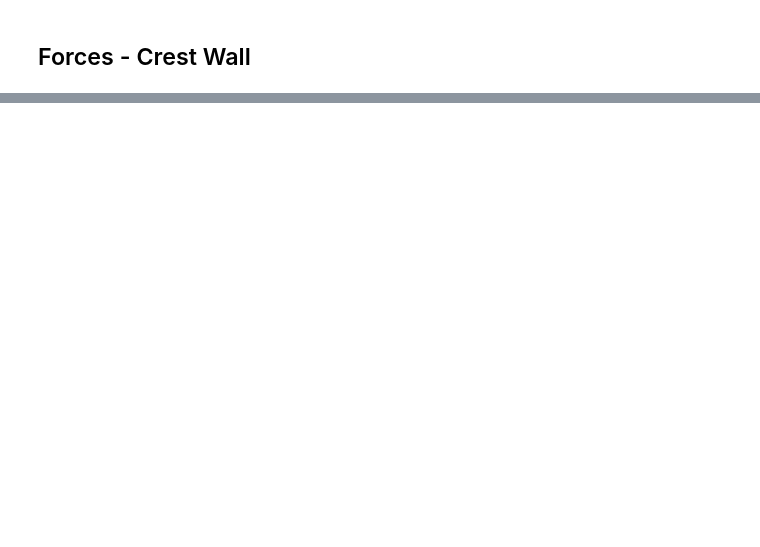
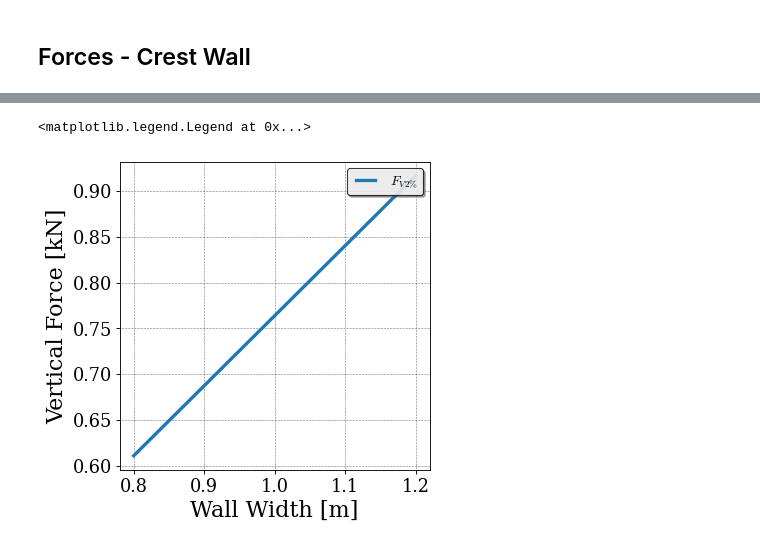
Before and after one commit to Deltares-research/coastal-structures-toolbox, a Jupyter notebook: docs/source/examples.ipynb, the cells around one changed output, grey strips where cells are left out. Cells and saved outputs as stored; diff of their text form; code cells hidden in the pictures; blank space fills up the shorter version.

```diff
--- a/docs/source/examples.ipynb
+++ b/docs/source/examples.ipynb
@@ -421,0 +428,9 @@ np.float64(381.8507553688522)
+# %%
+plt.plot(Bwall_var, FV2p * 1e-3, label="$F_{V2\\%}$")
+plt.xlabel("Wall Width [m]")
+plt.ylabel("Vertical Force [kN]")
+plt.grid(visible=True, which="both")
+plt.legend()
+# %% [output]
+<matplotlib.legend.Legend at 0x...>
+[figure, added]
```
Also changed, not shown: parts of 5 cells of this notebook, 2 other files.
